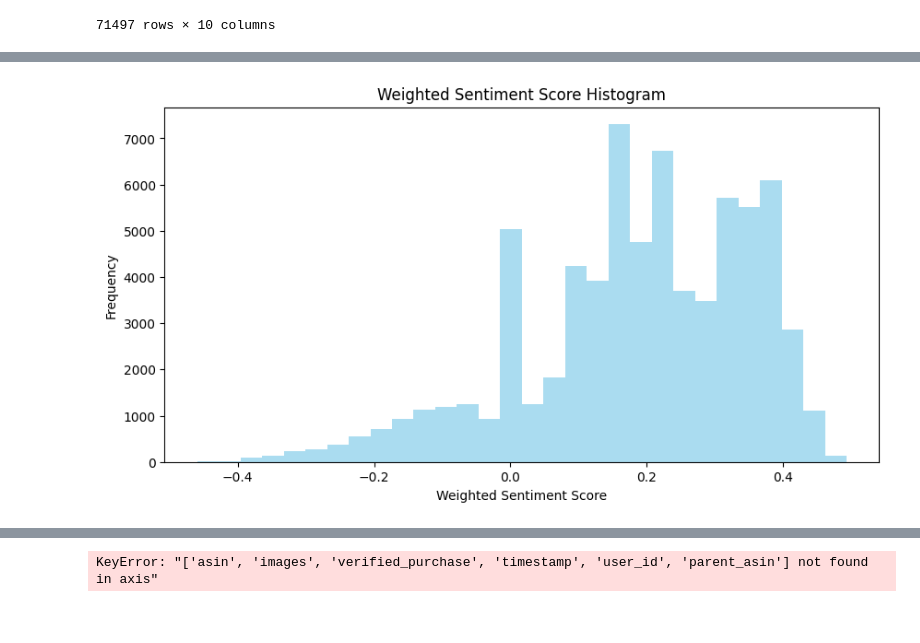
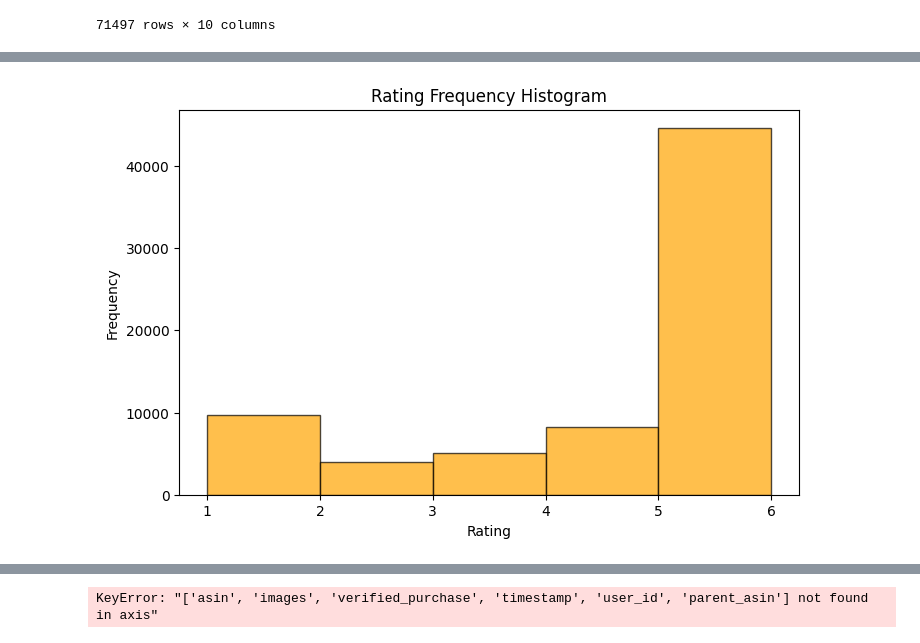
Before and after one commit to ihanofficial/Python_E-commercial_Review_Analysis, a Jupyter notebook: note.ipynb, the cells around one changed output, grey strips where cells are left out. Drawn from its saved outputs; the diff is of its cells as text; code cells hidden in the pictures.

```diff
--- a/note.ipynb
+++ b/note.ipynb
@@ -43,14 +43,15 @@ plt.show()
 # %%
 # 绘制频数分布直方图
-plt.figure(figsize=(10, 5))
-df['weighted_sentiment'].hist(bins=30, alpha=0.7, color='skyblue')
-plt.title('Weighted Sentiment Score Histogram')
-plt.xlabel('Weighted Sentiment Score')
+import matplotlib.pyplot as plt
+plt.figure(figsize=(8, 5))
+df['rating'].hist(bins=range(int(df['rating'].min()), int(df['rating'].max()) + 2), alpha=0.7, color='orange', edgecolor='black')
+plt.title('Rating Frequency Histogram')
+plt.xlabel('Rating')
 plt.ylabel('Frequency')
 plt.grid()
 plt.show()
 # %% [output]
-[figure, old version]
+[figure, new version]
 # %%
 # 计算df数据的频率分布
 # 计算每个评分(rating)的频率分布
```
Also changed, not shown: parts of 2 cells of this notebook.
